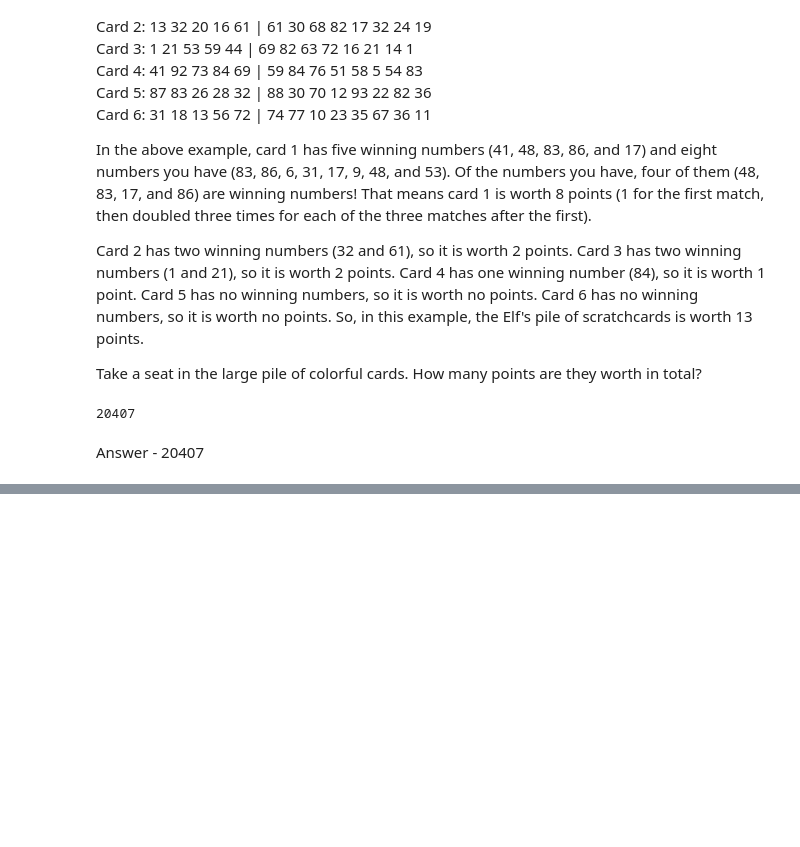
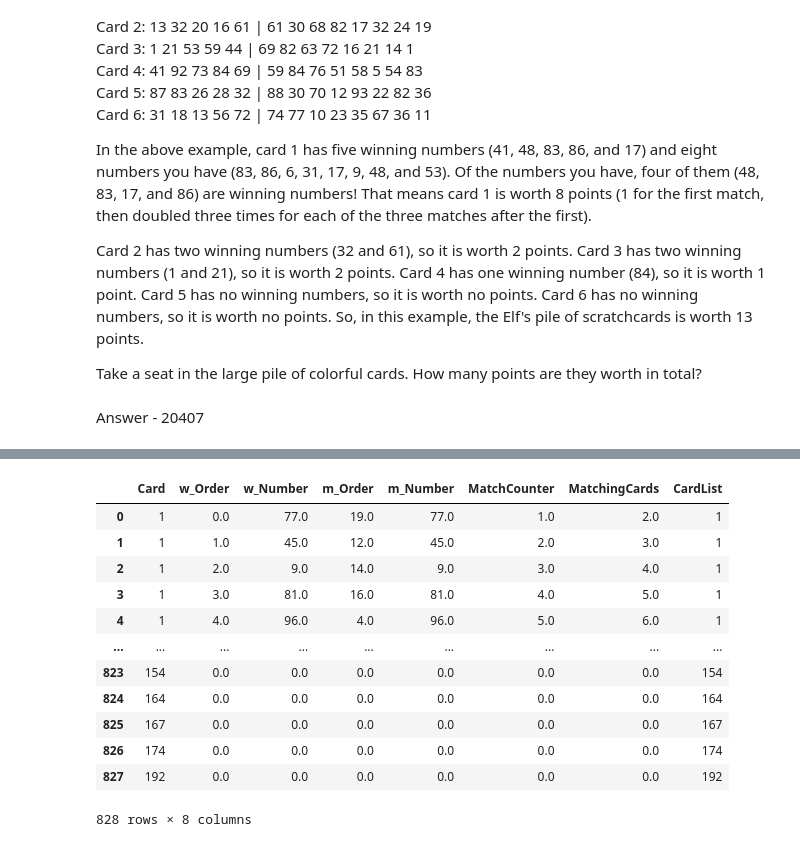
Before and after one commit to xavierparaujo/advent_of_code, a Jupyter notebook: 2023/Day4/Day4.ipynb, the cells around one changed output, grey strips where cells are left out. Cells and saved outputs as stored; diff of their text form; code cells hidden in the pictures; blank space fills up the shorter version.

```diff
--- a/2023/Day4/Day4.ipynb
+++ b/2023/Day4/Day4.ipynb
@@ -81,15 +81,13 @@ winning_numbers.columns = ['Card', 'w_Order', 'w_Number']
 df = winning_numbers.merge(my_numbers).astype(int)
 df = df.query("w_Number == m_Number").sort_values(['Card', 'w_Order', 'm_Order'], ascending=True)
 df['MatchCounter'] = df.groupby(['Card']).cumcount() + 1
-df = df.groupby('Card')['MatchCounter'].max().reset_index()
+# df = df.groupby('Card')['MatchCounter'].max().reset_index()
 
-df['Value'] = 2**(df['MatchCounter']-1)
+#df['Value'] = 2**(df['MatchCounter']-1)
 
-df.merge(cards, how='outer').fillna(0)
+df = df.merge(cards, how='outer').fillna(0)
 
-df['Value'].sum()
+# df['Value'].sum()
-# %% [output]
-20407
 # %% [markdown]
 Answer - 20407
 # %% [markdown]
@@ -121,3 +126,22 @@ Your one instance of card 6 (one original) has no matching numbers and wins no m
 Once all of the originals and copies have been processed, you end up with 1 instance of card 1, 2 instances of card 2, 4 instances of card 3, 8 instances of card 4, 14 instances of card 5, and 1 instance of card 6. In total, this example pile of scratchcards causes you to ultimately have 30 scratchcards!
 
 Process all of the original and copied scratchcards until no more scratchcards are won. Including the original set of scratchcards, how many total scratchcards do you end up with?
+# %%
+df['MatchingCards'] = np.where(df['MatchCounter'] != 0, df['MatchCounter'] + df['Card'], 0)
+df['CardList'] = df['Card'].astype(str)
+
+df
+# %% [output]
+|  | Card | w_Order | w_Number | m_Order | m_Number | MatchCounter | MatchingCards | CardList |
+| 0 | 1 | 0.0 | 77.0 | 19.0 | 77.0 | 1.0 | 2.0 | 1 |
+| 1 | 1 | 1.0 | 45.0 | 12.0 | 45.0 | 2.0 | 3.0 | 1 |
+| 2 | 1 | 2.0 | 9.0 | 14.0 | 9.0 | 3.0 | 4.0 | 1 |
+| 3 | 1 | 3.0 | 81.0 | 16.0 | 81.0 | 4.0 | 5.0 | 1 |
+| 4 | 1 | 4.0 | 96.0 | 4.0 | 96.0 | 5.0 | 6.0 | 1 |
+| ... | ... | ... | ... | ... | ... | ... | ... | ... |
+| 823 | 154 | 0.0 | 0.0 | 0.0 | 0.0 | 0.0 | 0.0 | 154 |
+| 824 | 164 | 0.0 | 0.0 | 0.0 | 0.0 | 0.0 | 0.0 | 164 |
+| 825 | 167 | 0.0 | 0.0 | 0.0 | 0.0 | 0.0 | 0.0 | 167 |
+| 826 | 174 | 0.0 | 0.0 | 0.0 | 0.0 | 0.0 | 0.0 | 174 |
+| 827 | 192 | 0.0 | 0.0 | 0.0 | 0.0 | 0.0 | 0.0 | 192 |
+828 rows × 8 columns
```
Also changed, not shown: parts of 4 cells of this notebook.
